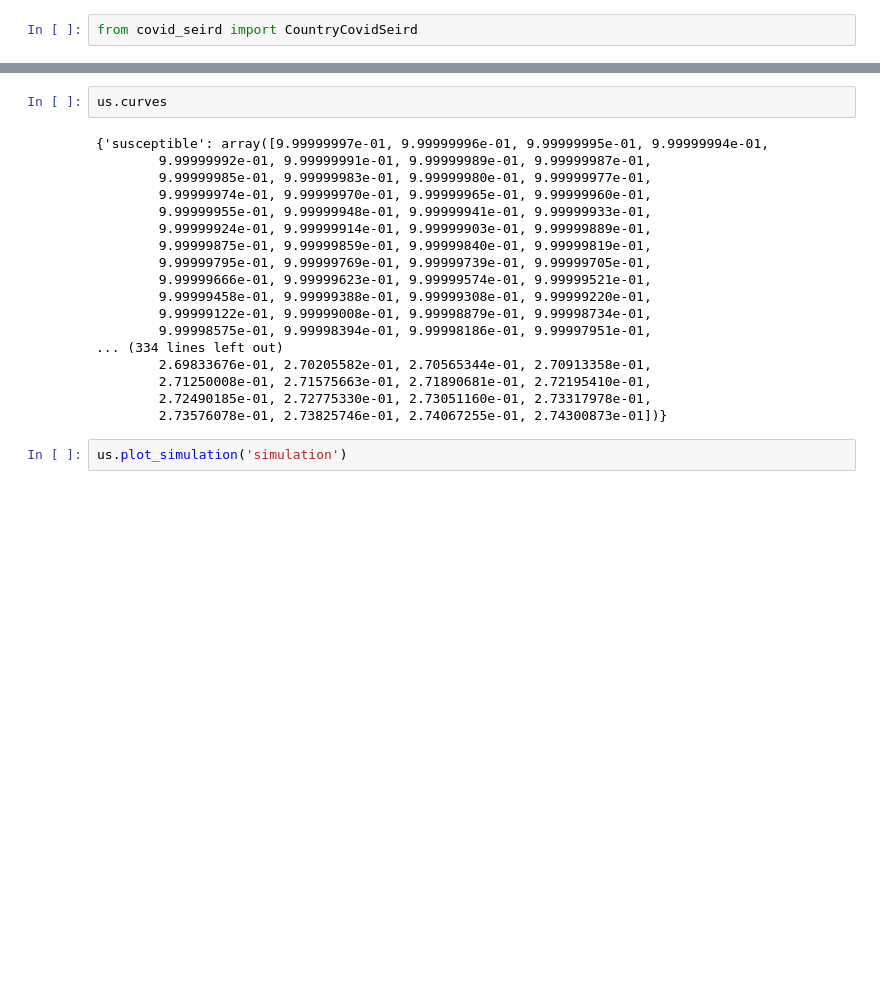
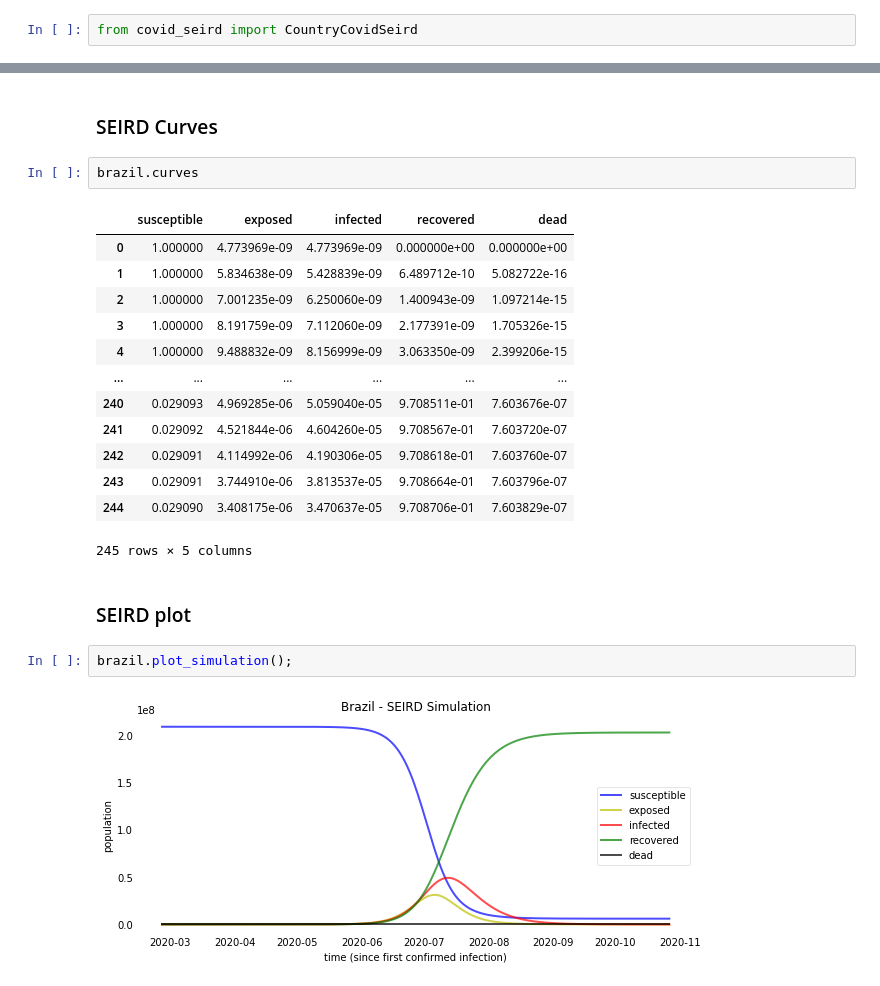
Before and after one commit to pblins/covid_seird, a Jupyter notebook: examples/examples.ipynb, the cells around one changed output, grey strips where cells are left out. Cells and saved outputs as stored; diff of their text form; blank space fills up the shorter version.

```diff
--- a/examples/examples.ipynb
+++ b/examples/examples.ipynb
@@ -47,22 +73,24 @@ us.simulation(days_ahead=150)
+# %% [markdown]
+### SEIRD Curves
 # %%
-us.curves
+brazil.curves
 # %% [output]
+|  | susceptible | exposed | infected | recovered | dead |
+| 0 | 1.000000 | 4.773969e-09 | 4.773969e-09 | 0.000000e+00 | 0.000000e+00 |
+| 1 | 1.000000 | 5.834638e-09 | 5.428839e-09 | 6.489712e-10 | 5.082722e-16 |
+| 2 | 1.000000 | 7.001235e-09 | 6.250060e-09 | 1.400943e-09 | 1.097214e-15 |
+| 3 | 1.000000 | 8.191759e-09 | 7.112060e-09 | 2.177391e-09 | 1.705326e-15 |
+| 4 | 1.000000 | 9.488832e-09 | 8.156999e-09 | 3.063350e-09 | 2.399206e-15 |
+| ... | ... | ... | ... | ... | ... |
+| 240 | 0.029093 | 4.969285e-06 | 5.059040e-05 | 9.708511e-01 | 7.603676e-07 |
+| 241 | 0.029092 | 4.521844e-06 | 4.604260e-05 | 9.708567e-01 | 7.603720e-07 |
+| 242 | 0.029091 | 4.114992e-06 | 4.190306e-05 | 9.708618e-01 | 7.603760e-07 |
+| 243 | 0.029091 | 3.744910e-06 | 3.813537e-05 | 9.708664e-01 | 7.603796e-07 |
+| 244 | 0.029090 | 3.408175e-06 | 3.470637e-05 | 9.708706e-01 | 7.603829e-07 |
-{'susceptible': array([9.99999997e-01, 9.99999996e-01, 9.99999995e-01, 9.99999994e-01,
-        9.99999992e-01, 9.99999991e-01, 9.99999989e-01, 9.99999987e-01,
-        9.99999985e-01, 9.99999983e-01, 9.99999980e-01, 9.99999977e-01,
-        9.99999974e-01, 9.99999970e-01, 9.99999965e-01, 9.99999960e-01,
-        9.99999955e-01, 9.99999948e-01, 9.99999941e-01, 9.99999933e-01,
-        9.99999924e-01, 9.99999914e-01, 9.99999903e-01, 9.99999889e-01,
-        9.99999875e-01, 9.99999859e-01, 9.99999840e-01, 9.99999819e-01,
-        9.99999795e-01, 9.99999769e-01, 9.99999739e-01, 9.99999705e-01,
-        9.99999666e-01, 9.99999623e-01, 9.99999574e-01, 9.99999521e-01,
-        9.99999458e-01, 9.99999388e-01, 9.99999308e-01, 9.99999220e-01,
-        9.99999122e-01, 9.99999008e-01, 9.99998879e-01, 9.99998734e-01,
-        9.99998575e-01, 9.99998394e-01, 9.99998186e-01, 9.99997951e-01,
-... (334 lines left out)
-        2.69833676e-01, 2.70205582e-01, 2.70565344e-01, 2.70913358e-01,
-        2.71250008e-01, 2.71575663e-01, 2.71890681e-01, 2.72195410e-01,
-        2.72490185e-01, 2.72775330e-01, 2.73051160e-01, 2.73317978e-01,
-        2.73576078e-01, 2.73825746e-01, 2.74067255e-01, 2.74300873e-01])}
+245 rows × 5 columns
-# %%
-us.plot_simulation('simulation')
+# %% [markdown]
+### SEIRD plot
+# %%
+brazil.plot_simulation();
+# %% [output]
+[figure, added]
```
Also changed, not shown: parts of 24 cells of this notebook.
